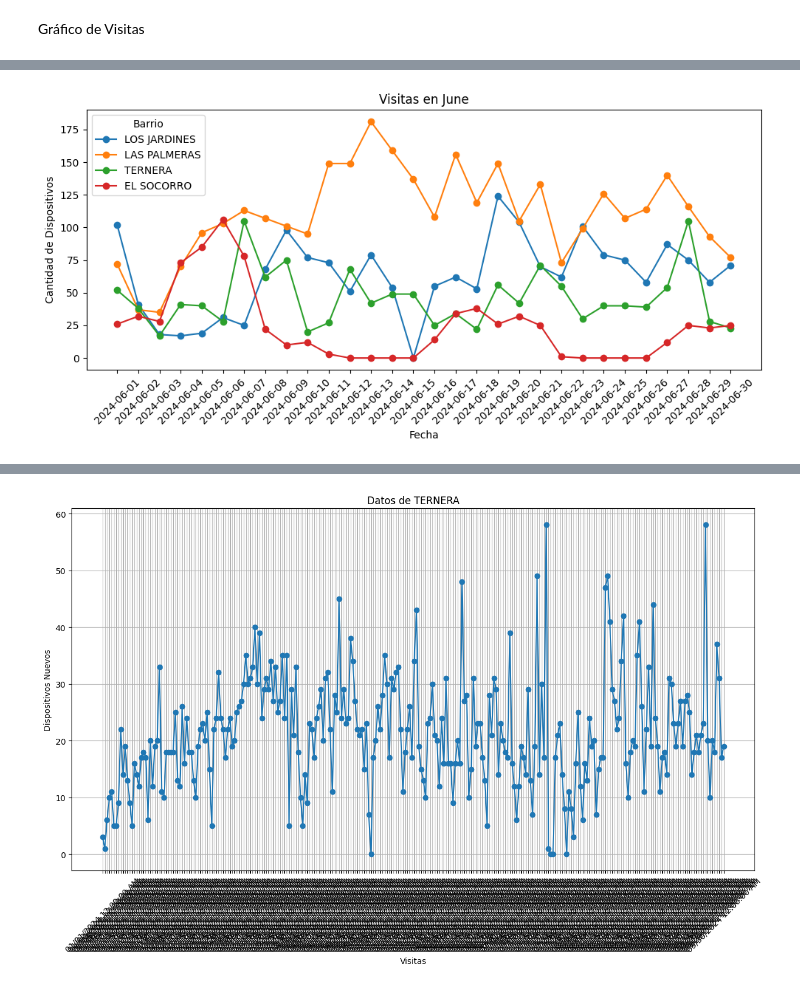
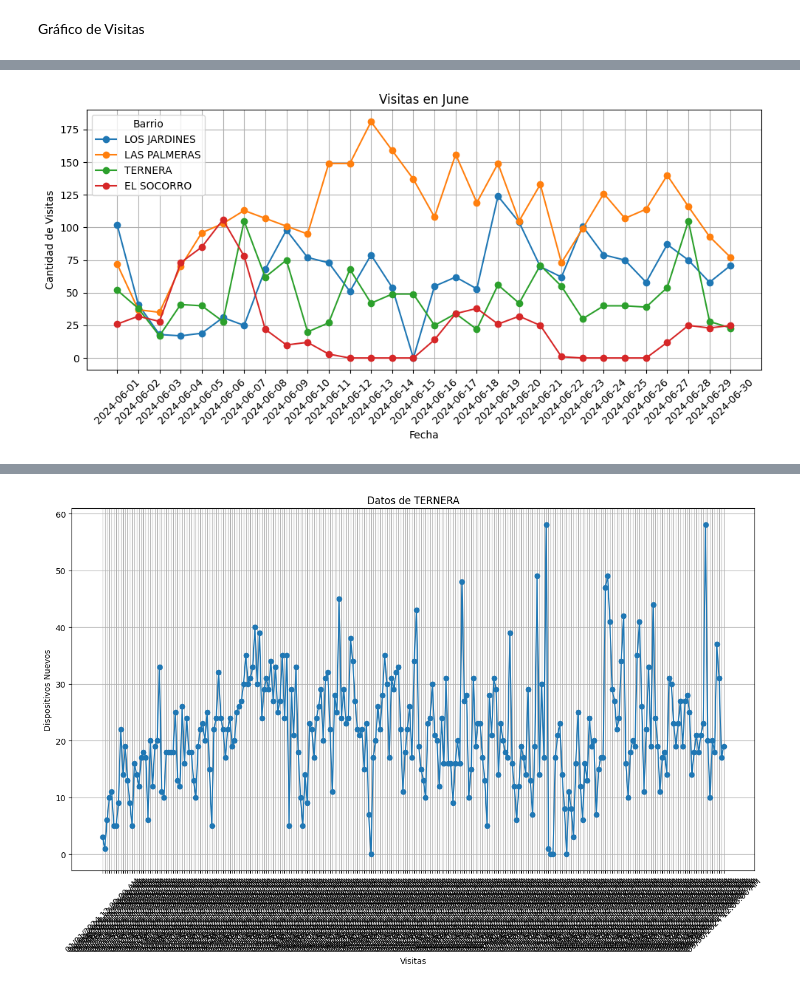
Before and after one commit to JosePimienta/Zonas-WIFI, a Jupyter notebook: Estudio_de_zonas_wifi_en_la_ciudad_de_Cartagena.ipynb, the cells around one changed output, grey strips where cells are left out. Saved outputs shown, nothing was run; the diff lists cells and outputs as text; code cells hidden in the pictures.

```diff
--- a/Estudio_de_zonas_wifi_en_la_ciudad_de_Cartagena.ipynb
+++ b/Estudio_de_zonas_wifi_en_la_ciudad_de_Cartagena.ipynb
@@ -206,14 +206,19 @@ df_mes = df_filtrado[df_filtrado["Fecha"].dt.month == mes]
 
 # Mes en texto (en español)
 nombre_mes = pd.to_datetime(str(mes), format='%m').strftime('%B')
-
+#zona_wifi_ternera = df_filtrado.loc[df_filtrado["Corregimiento/Barrio"] == "LOS JARDINES", "Zona Wifi"]
 # Iterar sobre cada barrio seleccionado y graficar por separado
 for barrio in barrios_seleccionados:
     print(f"\nGráfico para {barrio}:")
+
     # Crear la figura
     plt.figure(figsize=(10, 5))
 
     df_barrio = df_mes[df_mes["Corregimiento/Barrio"] == barrio]  # Filtrar datos del barrio
+    #zona_wifi_ternera = df_filtrado.loc[df_filtrado["Corregimiento/Barrio"] == "LOS JARDINES", "Zona Wifi"]
+    # Extraer barrios únicos
+    filtro_unico = df_barrio['Zona Wifi'].drop_duplicates().tolist()
+    print("zona Wifi: ", filtro_unico[0])
     plt.plot(df_barrio["Fecha"], df_barrio["Dispositivos Nuevos"], marker='o', linestyle='--', label=barrio)
     # Rotar etiquetas del eje X para mejor visualización
     plt.xticks(df_barrio['Fecha'], rotation = 45)
@@ -271,7 +281,7 @@ for barrio in barrios_seleccionados:
     plt.xticks(df_barrio['Fecha'], rotation = 45)
     plt.title(f"Visitas en {nombre_mes}")
     plt.xlabel("Fecha")
-    plt.ylabel("Cantidad de Dispositivos")
+    plt.ylabel("Cantidad de Visitas")
     plt.legend(title = "Barrio")  # Mostrar leyenda con los nombres de los barrios
     plt.tight_layout()
     plt.grid()
@@ -288,19 +298,20 @@ Gráfico para EL SOCORRO:
 # %%
 # Crear la figura
 plt.figure(figsize=(10, 5))
 
 # Iterar sobre cada barrio seleccionado y graficar por separado
 for barrio in barrios_seleccionados:
     df_barrio = df_mes[df_mes["Corregimiento/Barrio"] == barrio]  # Filtrar datos del barrio
     plt.plot(df_barrio["Fecha"], df_barrio["Visitas"], marker='o', linestyle='-', label=barrio)
 
 # Rotar etiquetas del eje X para mejor visualización
 plt.xticks(df_barrio['Fecha'], rotation=45)
 plt.title(f"Visitas en {nombre_mes}")
 plt.xlabel("Fecha")
-plt.ylabel("Cantidad de Dispositivos")
+plt.ylabel("Cantidad de Visitas")
 plt.legend(title = "Barrio")  # Mostrar leyenda con los nombres de los barrios
 plt.tight_layout()
+plt.grid()
 plt.show()
 # %% [output]
-[figure, old version]
+[figure, new version]
```
Also changed, not shown: parts of 9 cells of this notebook.
